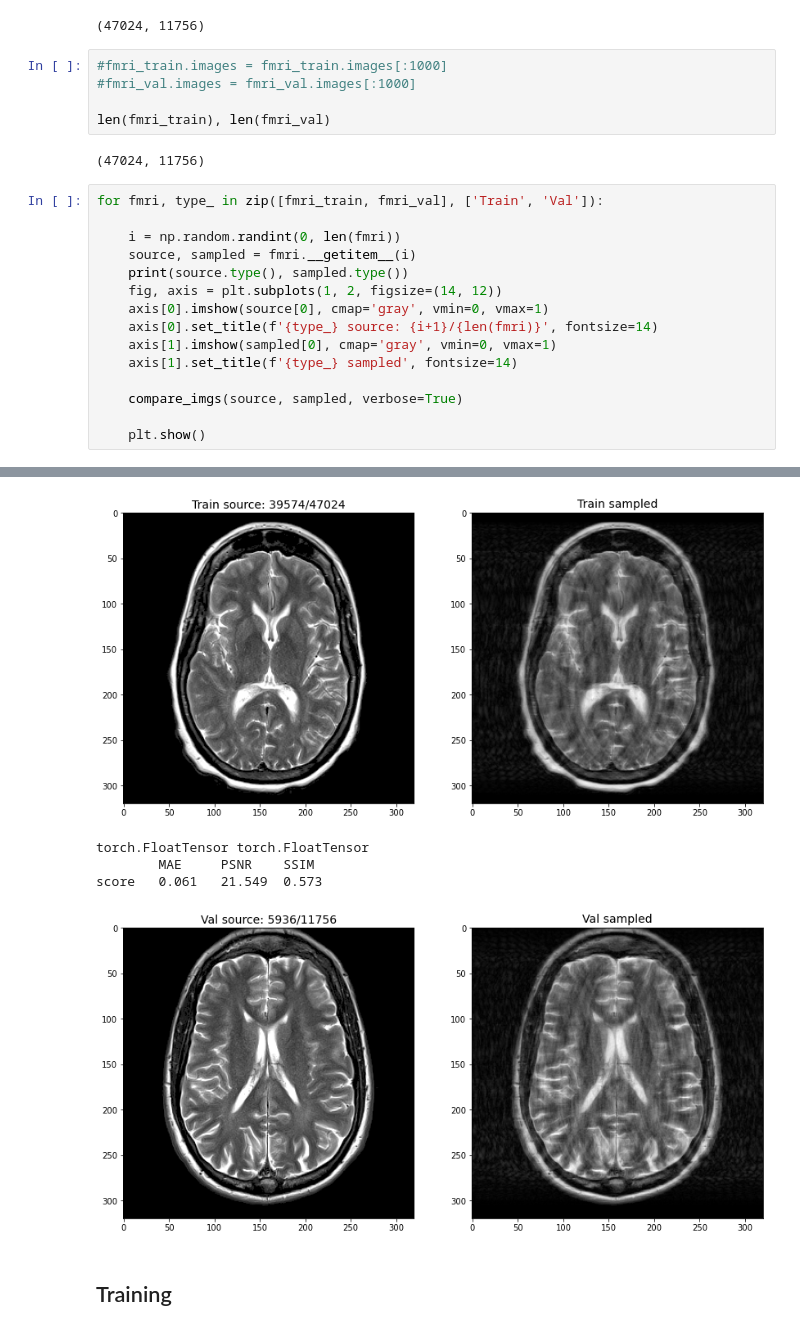
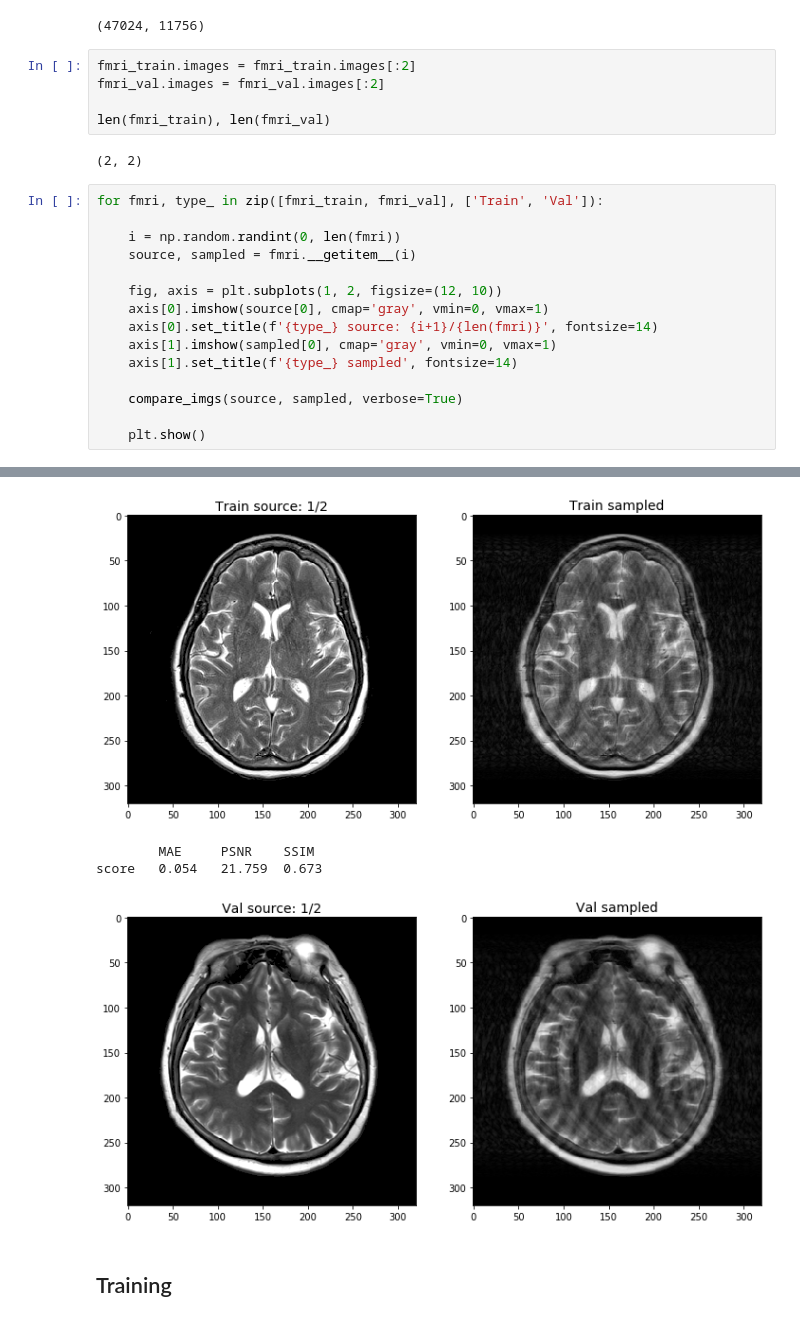
Before and after one commit to alexey-pronkin/fastMRI-ML-project, a Jupyter notebook: train.ipynb, the cells around one changed output, grey strips where cells are left out. Cells and saved outputs as stored; diff of their text form.

```diff
--- a/train.ipynb
+++ b/train.ipynb
@@ -40,19 +40,19 @@ len(fmri_train), len(fmri_val)
 # %% [output]
 (47024, 11756)
 # %%
-#fmri_train.images = fmri_train.images[:1000]
-#fmri_val.images = fmri_val.images[:1000]
+fmri_train.images = fmri_train.images[:2]
+fmri_val.images = fmri_val.images[:2]
 
 len(fmri_train), len(fmri_val)
 # %% [output]
-(47024, 11756)
+(2, 2)
 # %%
 for fmri, type_ in zip([fmri_train, fmri_val], ['Train', 'Val']):
 
     i = np.random.randint(0, len(fmri))
     source, sampled = fmri.__getitem__(i)
-    print(source.type(), sampled.type())
-    fig, axis = plt.subplots(1, 2, figsize=(14, 12))
+
+    fig, axis = plt.subplots(1, 2, figsize=(12, 10))
     axis[0].imshow(source[0], cmap='gray', vmin=0, vmax=1)
     axis[0].set_title(f'{type_} source: {i+1}/{len(fmri)}', fontsize=14)
     axis[1].imshow(sampled[0], cmap='gray', vmin=0, vmax=1)
@@ -68,7 +67,6 @@ score   0.065   20.899  0.533
-[figure, old version]
+[figure, new version]
-torch.FloatTensor torch.FloatTensor
         MAE     PSNR    SSIM
-score   0.061   21.549  0.573
+score   0.054   21.759  0.673
-[figure, old version]
+[figure, new version]
 # %% [markdown]
 ## Training
```
Also changed, not shown: parts of 15 cells of this notebook, 12 other files.
